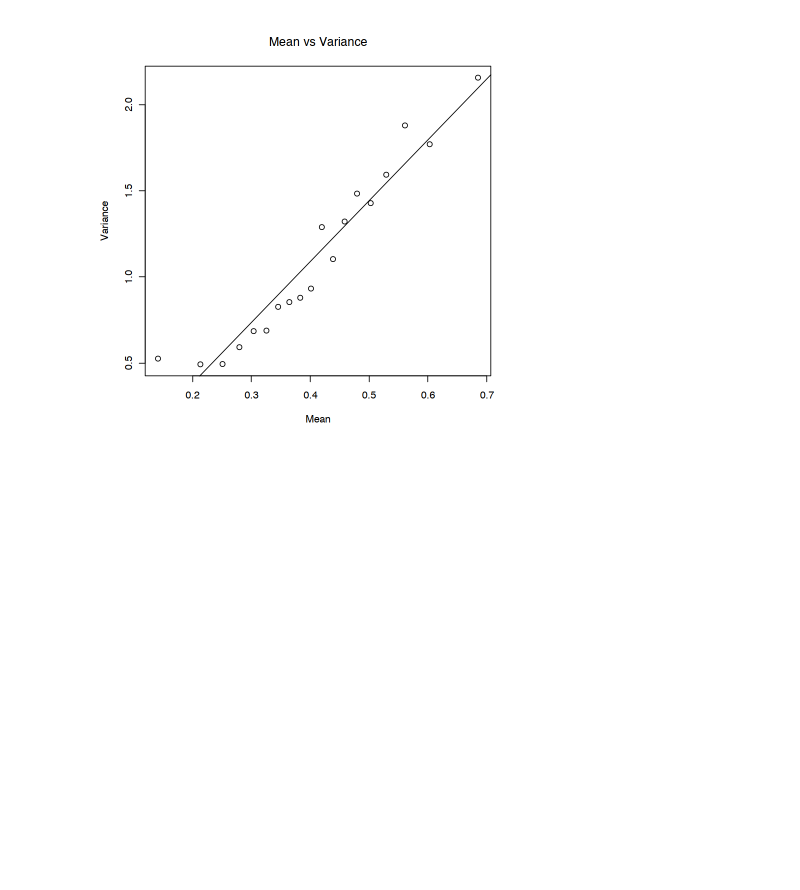
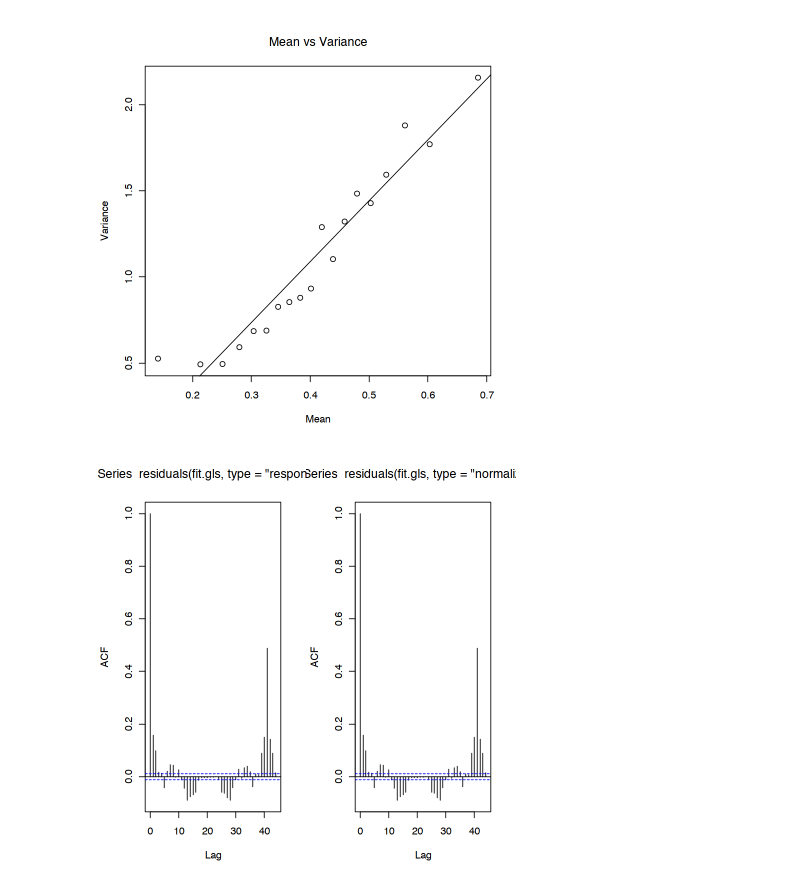
Before and after one commit to erikseulean/glm, a Jupyter notebook: glm_practical1.ipynb, the cells around one changed output. Drawn from its saved outputs; the diff is of its cells as text; code cells hidden in the pictures; blank space fills up the shorter version.

```diff
--- a/glm_practical1.ipynb
+++ b/glm_practical1.ipynb
@@ -328,3 +328,10 @@ variances1 <- tapply(residuals(fit.gls, type="response"), cut.fit, var)
 plot(x=means1, y=variances1, abline(lm(variances1 ~ means1)), xlab="Mean", ylab="Variance", main="Mean vs Variance")
 # %% [output]
 [figure]
+# %%
+par(mfrow=c(1,2))
+acf(residuals(fit.gls, type='response'))
+acf(residuals(fit.gls, type='normalized'))
+par(mfrow=c(1,1))
+# %% [output]
+[figure, added]
```
Also changed, not shown: parts of 11 cells of this notebook.
